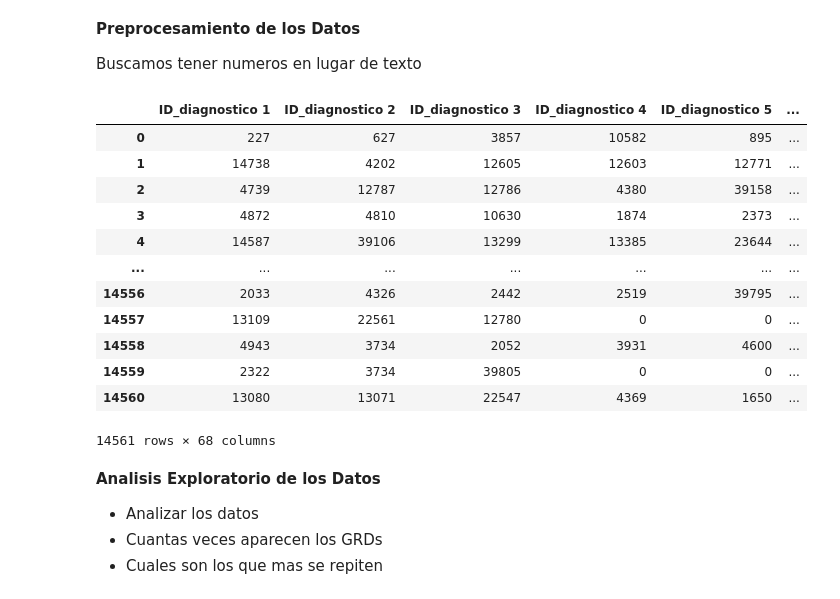
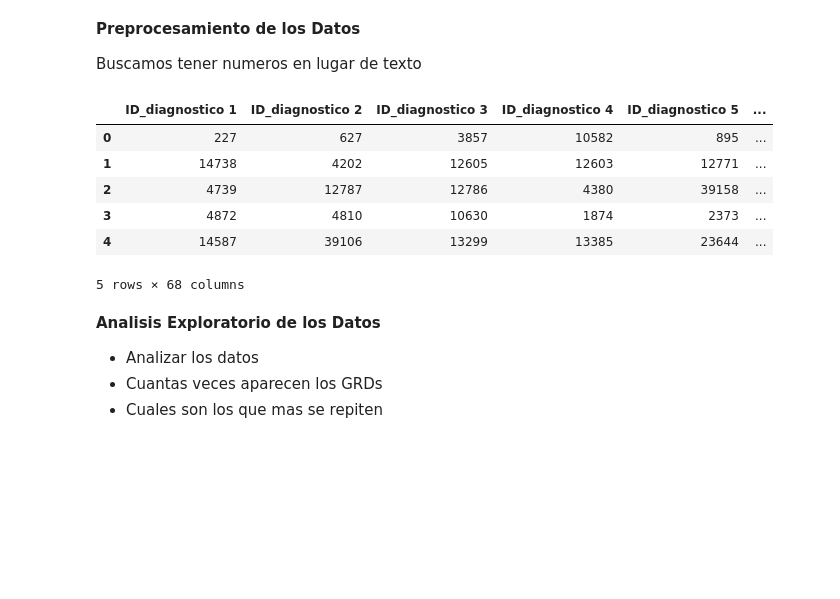
Before and after one commit to NicoElHulk/Proyecto1_ML, a Jupyter notebook: src/main.ipynb, the cells around one changed output. Cells and saved outputs as stored; diff of their text form; code cells hidden in the pictures; blank space fills up the shorter version.

```diff
--- a/src/main.ipynb
+++ b/src/main.ipynb
@@ -133,41 +120,35 @@ df_grd.head()
 for a in df_grd["IR- GRD"]:
     diccionario_grd[a] = contador
     contador += 1
 
 lista = []
 for a in df['GRD']:
     id = int(a.split('-')[0].strip())
     lista.append(diccionario_grd[id])
 
 nombre_columna = 'ID_GRD'
 df.insert(68, nombre_columna, lista)
 df.drop("GRD", axis = 1, inplace=True)
 
 
 '''
 Para el caso del sexo cambiaremos los valores en 1 si es hombre y 0 si es mujer
 '''
 sexo = {'Hombre': 1, 'Mujer': 0}
 df['Sexo (Desc)'] = df['Sexo (Desc)'].map(sexo)
 
 '''
 Imprimimos como quedo la tabla con nuestro preprocesamiento
 '''
-display(df)
+df.head()
 # %% [output]
 |  | ID_diagnostico 1 | ID_diagnostico 2 | ID_diagnostico 3 | ID_diagnostico 4 | ID_diagnostico 5 | ... |
 | 0 | 227 | 627 | 3857 | 10582 | 895 | ... |
 | 1 | 14738 | 4202 | 12605 | 12603 | 12771 | ... |
 | 2 | 4739 | 12787 | 12786 | 4380 | 39158 | ... |
 | 3 | 4872 | 4810 | 10630 | 1874 | 2373 | ... |
 | 4 | 14587 | 39106 | 13299 | 13385 | 23644 | ... |
-| ... | ... | ... | ... | ... | ... | ... |
-| 14556 | 2033 | 4326 | 2442 | 2519 | 39795 | ... |
-| 14557 | 13109 | 22561 | 12780 | 0 | 0 | ... |
-| 14558 | 4943 | 3734 | 2052 | 3931 | 4600 | ... |
-| 14559 | 2322 | 3734 | 39805 | 0 | 0 | ... |
-| 14560 | 13080 | 13071 | 22547 | 4369 | 1650 | ... |
-14561 rows × 68 columns
+5 rows × 68 columns
 # %% [markdown]
 **Analisis Exploratorio de los Datos**
 
```
Also changed, not shown: parts of 13 cells of this notebook.
